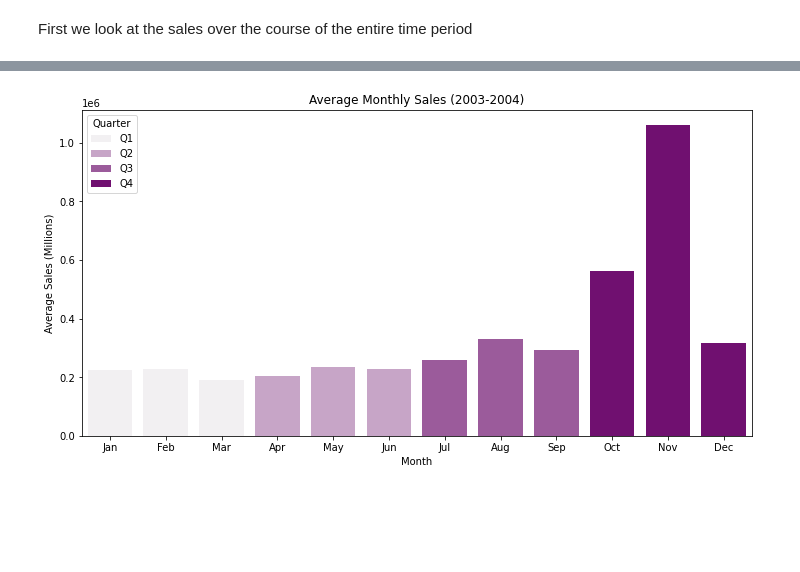
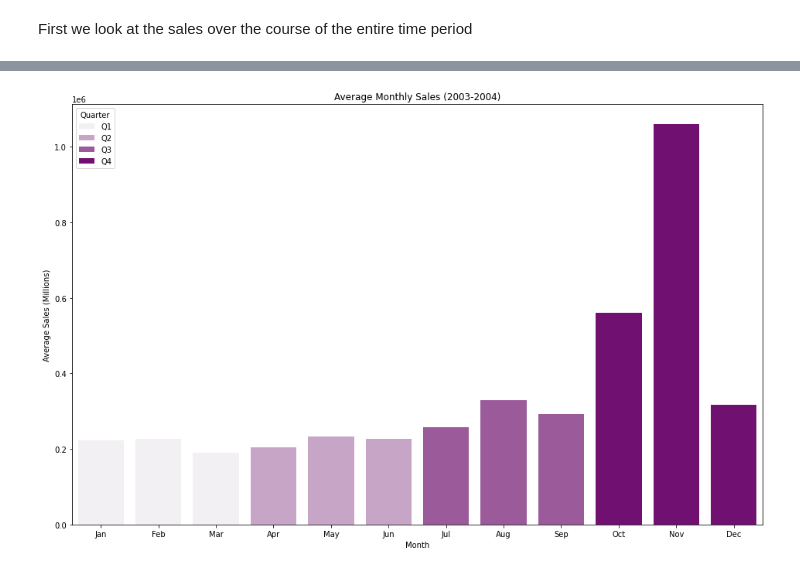
Before and after one commit to michael-raad/sales_data_analysis, a Jupyter notebook: Sales_Data_Analysis.ipynb, the cells around one changed output, grey strips where cells are left out. Cells and saved outputs as stored; diff of their text form; code cells hidden in the pictures; blank space fills up the shorter version.

```diff
--- a/Sales_Data_Analysis.ipynb
+++ b/Sales_Data_Analysis.ipynb
@@ -139,26 +139,26 @@ Notice how there are spikes in sales from September-December. Let's plot informa
 # %%
-filtered_data = sales_data[sales_data['YEAR_ID'] < 2005] # data from 2003 and 2004
-total_monthly_sales = filtered_data.groupby(['YEAR_ID', 'MONTH_ID', 'QTR_ID'])['SALES'].sum().reset_index()
+date_filtered_data = sales_data[sales_data['YEAR_ID'] < 2005] # data from 2003 and 2004
+total_monthly_sales = date_filtered_data.groupby(['YEAR_ID', 'MONTH_ID', 'QTR_ID'])['SALES'].sum().reset_index()
 average_monthly_sales = total_monthly_sales.groupby(['MONTH_ID', 'QTR_ID'])['SALES'].mean().reset_index()
 
 quarter_labels = {
     1: 'Q1',
     2: 'Q2',
     3: 'Q3',
     4: 'Q4'
 }
 
 # We map the quarter ids to Q1, Q2, Q3, and Q4 for readability in the legend
 average_monthly_sales['QTR_ID'] = average_monthly_sales['QTR_ID'].map(quarter_labels)
 
-plt.figure(figsize=(12, 6))
+plt.figure(figsize=(16, 10))
 sns.barplot(x='MONTH_ID', y='SALES', data=average_monthly_sales, palette='light:purple', hue='QTR_ID')
 
 plt.title('Average Monthly Sales (2003-2004)')
 plt.xlabel('Month')
 plt.ylabel('Average Sales (Millions)')
 plt.xticks(ticks=range(12), labels=['Jan', 'Feb', 'Mar', 'Apr', 'May', 'Jun', 'Jul', 'Aug', 'Sep', 'Oct', 'Nov', 'Dec'])
 plt.legend(title="Quarter", loc="upper left")
 plt.show()
 # %% [output]
-[figure, old version]
+[figure, new version]
```
Also changed, not shown: parts of 13 cells of this notebook.
